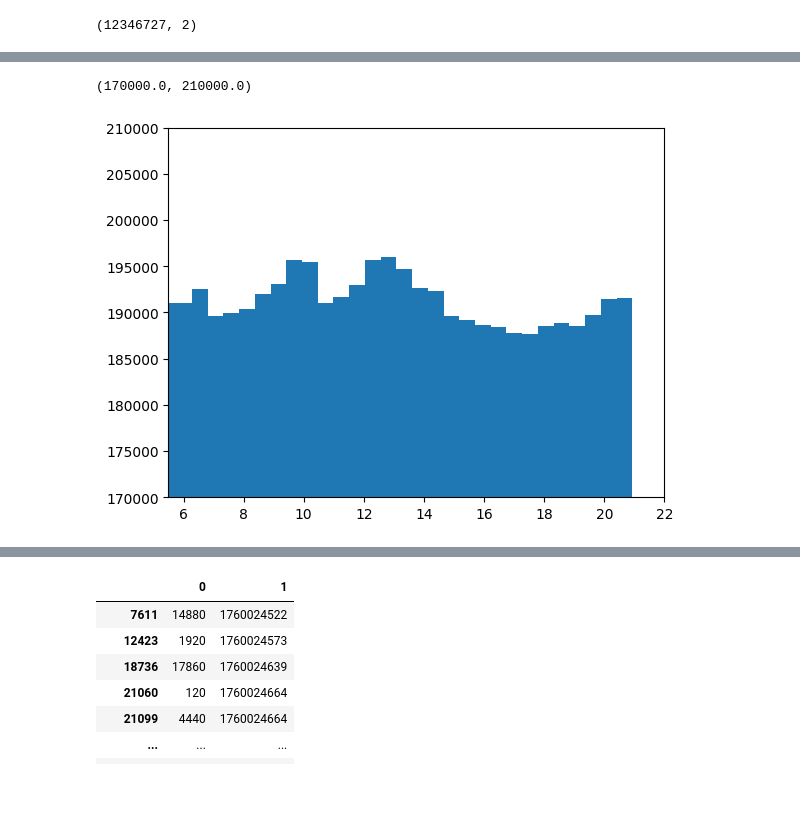
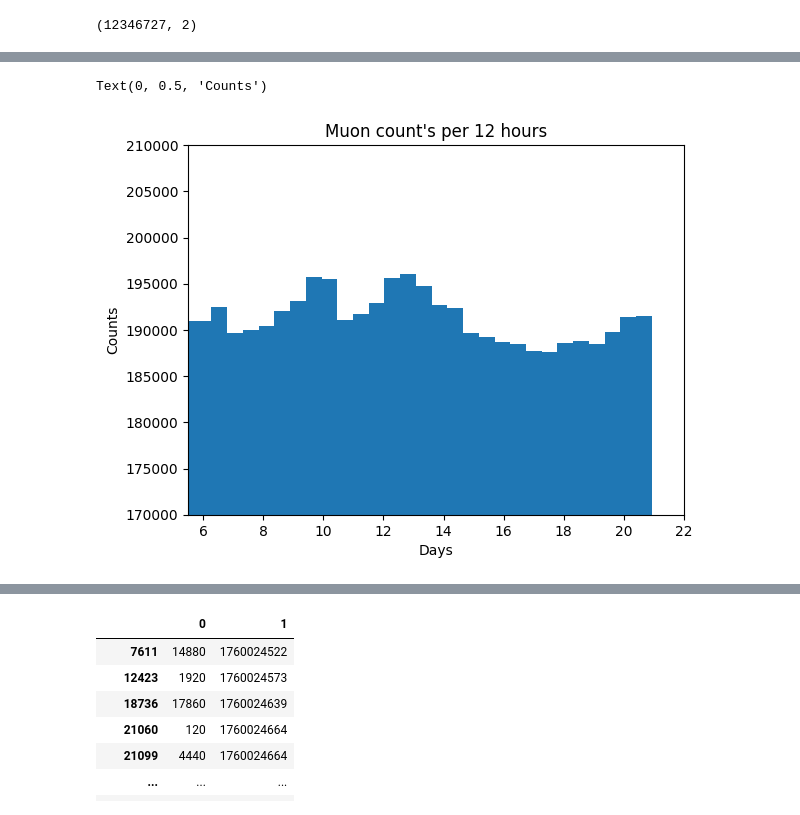
Before and after one commit to Confusedphoton/PHY---PNMR, a Jupyter notebook: gamma_muon.ipynb, the cells around one changed output, grey strips where cells are left out. Drawn from its saved outputs; the diff is of its cells as text; code cells hidden in the pictures; blank space fills up the shorter version.

Commit message:
final muon stuff

```diff
--- a/gamma_muon.ipynb
+++ b/gamma_muon.ipynb
@@ -263,8 +52,12 @@ muon_data.shape
 # %%
 days = (np.max(muon_data.iloc[:,1]) - np.min(muon_data.iloc[:,1]))/86400
 plt.hist((muon_data.iloc[:,1] - np.min(muon_data.iloc[:,1]))/86400, bins = 2*int(days))
 plt.xlim(5.5,22)
 plt.ylim(170_000, 210_000)
+
+plt.title('Muon count\'s per 12 hours')
+plt.xlabel('Days')
+plt.ylabel('Counts')
 # %% [output]
-(170000.0, 210000.0)
+Text(0, 0.5, 'Counts')
-[figure, old version]
+[figure, new version]
```
Also changed, not shown: parts of 21 cells of this notebook.
